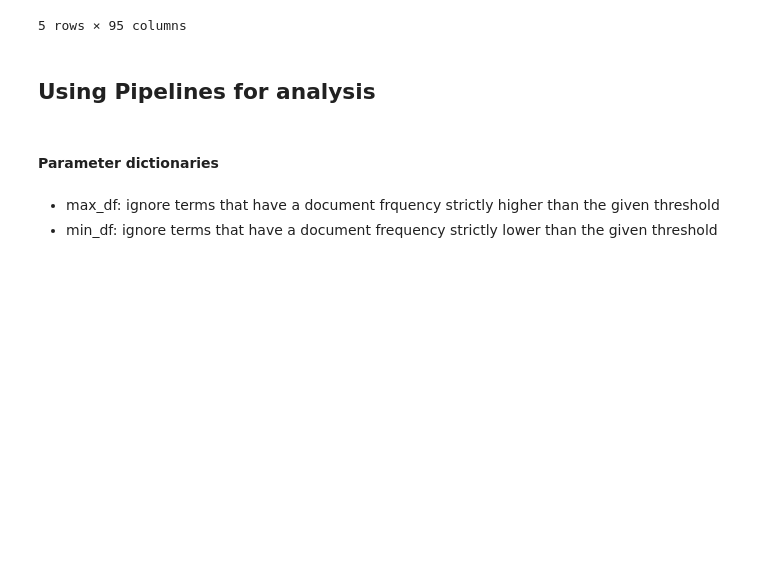
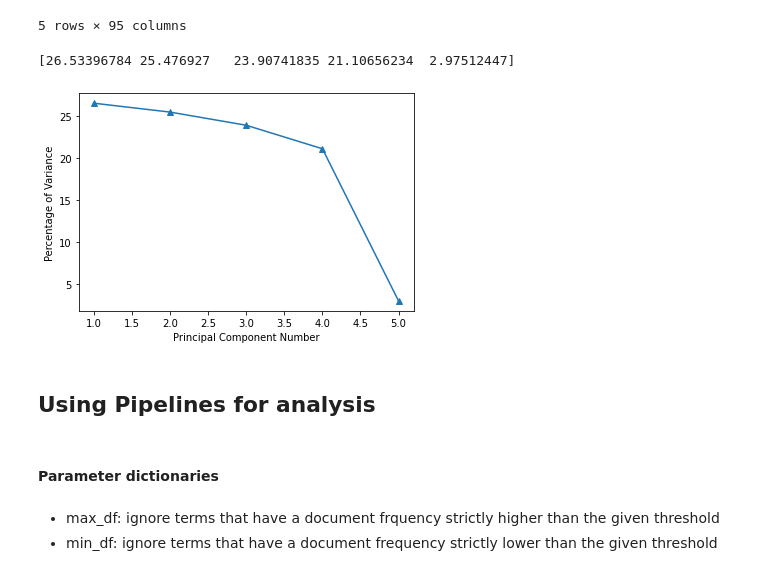
Before and after one commit to jjbocek/ToxicApp, a Jupyter notebook: ToxicApp_Sandbox.ipynb, the cells around one changed output. Drawn from its saved outputs; the diff is of its cells as text; code cells hidden in the pictures; blank space fills up the shorter version.

```diff
--- a/ToxicApp_Sandbox.ipynb
+++ b/ToxicApp_Sandbox.ipynb
@@ -138,7 +128,7 @@ train_ds[(train_ds['toxic'] == 1) & (train_ds['identity_hate'] == 1)]
 # %% [markdown]
 ##### Get term count matrix along with terms array
 # %%
-corpus = train_ds['comment_text']
+corpus = train_df['comment_text']
 c1 = corpus.head(5)
 vectorizer = CountVectorizer()
 X = vectorizer.fit_transform(c1)
@@ -187,6 +177,25 @@ X_tfidf
 | 3 | 0.132673 | 0.000000 | 0.132673 | 0.132673 | 0.000000 | 0.132673 | 0.132673 | 0.000000 | 0.000000 | 0.000000 | ... | ... |
 | 4 | 0.000000 | 0.000000 | 0.000000 | 0.000000 | 0.000000 | 0.000000 | 0.000000 | 0.000000 | 0.428411 | 0.000000 | ... | ... |
 5 rows × 95 columns
+# %%
+DT_tfidf = X_tfidf.T
+DT_tfidf = np.array(DT_tfidf)
+# %%
+pca = PCA(n_components=5)
+DTtrans = pca.fit(DT_tfidf).transform(DT_tfidf)
+varPercentage = pca.explained_variance_ratio_*100
+print(varPercentage)
+# %% [output]
+[26.53396784 25.476927   23.90741835 21.10656234  2.97512447]
+# %%
+fig = plt.figure()
+ax = fig.add_subplot(111)
+ax.plot(range(1, 6), varPercentage, marker='^')
+plt.xlabel('Principal Component Number')
+plt.ylabel('Percentage of Variance')
+plt.show()
+# %% [output]
+[figure, added]
 # %% [markdown]
 ## Using Pipelines for analysis
 # %%
```
Also changed, not shown: parts of 20 cells of this notebook, 3 other files.
